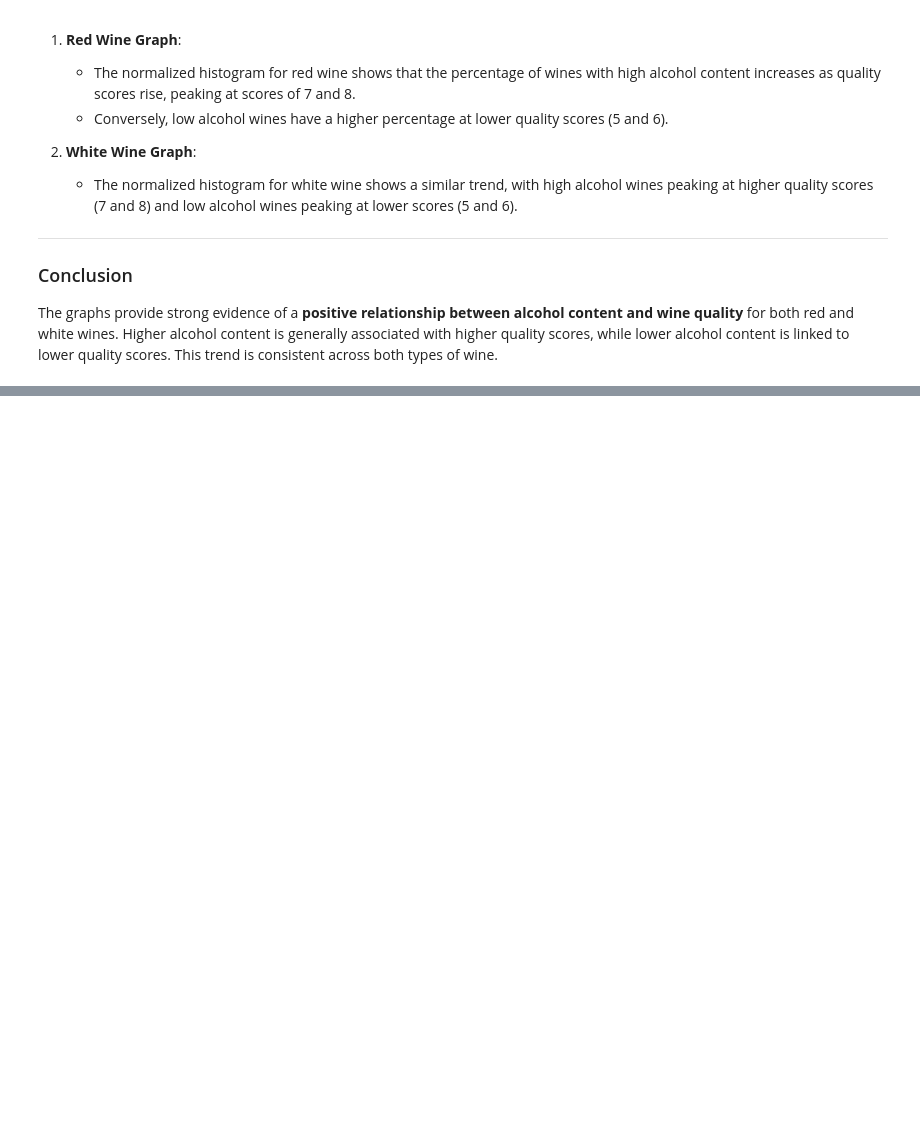
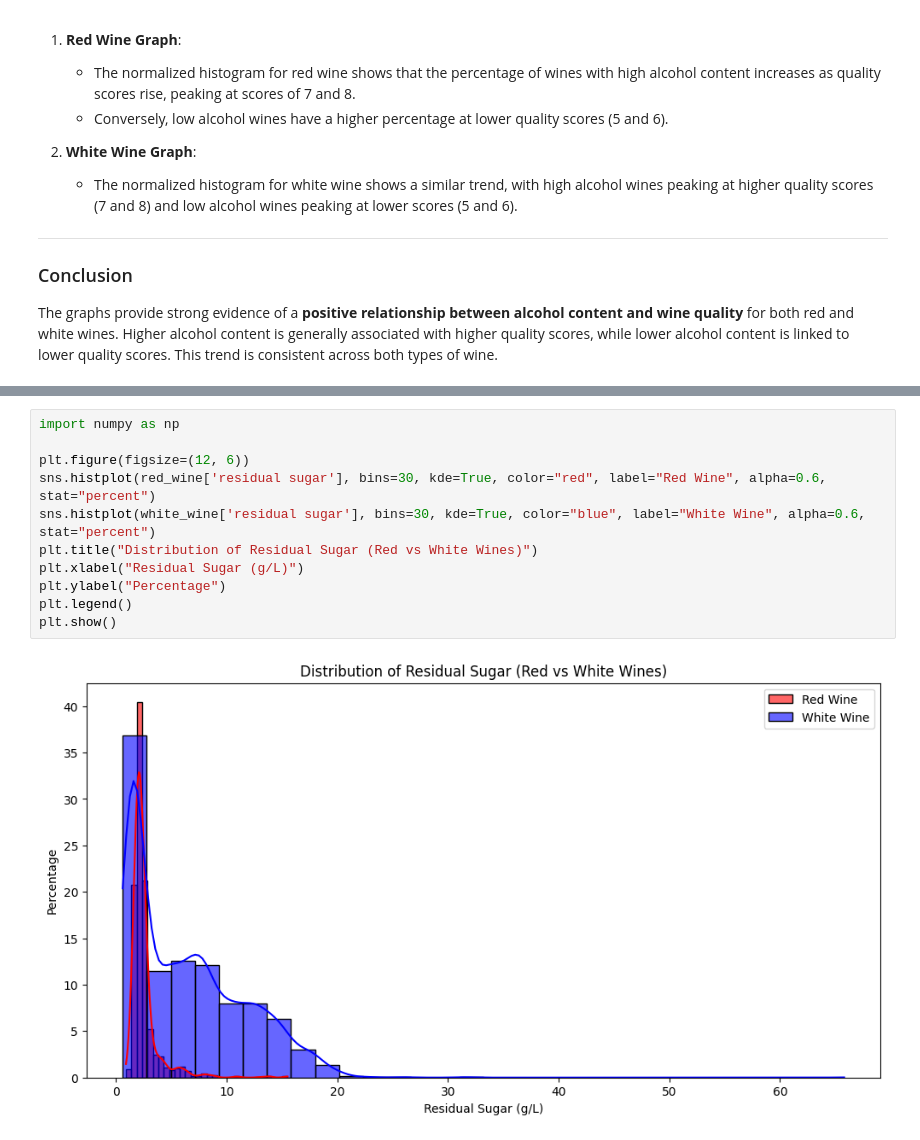
Before and after one commit to noahsaa100/Wine-Analysis, a Jupyter notebook: wine_analysis.ipynb, the cells around one changed output, grey strips where cells are left out. Saved outputs shown, nothing was run; the diff lists cells and outputs as text; blank space fills up the shorter version.

```diff
--- a/wine_analysis.ipynb
+++ b/wine_analysis.ipynb
@@ -228,0 +233,13 @@ The graphs provide strong evidence of a **positive relationship between alcohol
+# %%
+import numpy as np
+
+plt.figure(figsize=(12, 6))
+sns.histplot(red_wine['residual sugar'], bins=30, kde=True, color="red", label="Red Wine", alpha=0.6, stat="percent")
+sns.histplot(white_wine['residual sugar'], bins=30, kde=True, color="blue", label="White Wine", alpha=0.6, stat="percent")
+plt.title("Distribution of Residual Sugar (Red vs White Wines)")
+plt.xlabel("Residual Sugar (g/L)")
+plt.ylabel("Percentage")
+plt.legend()
+plt.show()
+# %% [output]
+[figure, added]
```
Also changed, not shown: parts of 13 cells of this notebook.
